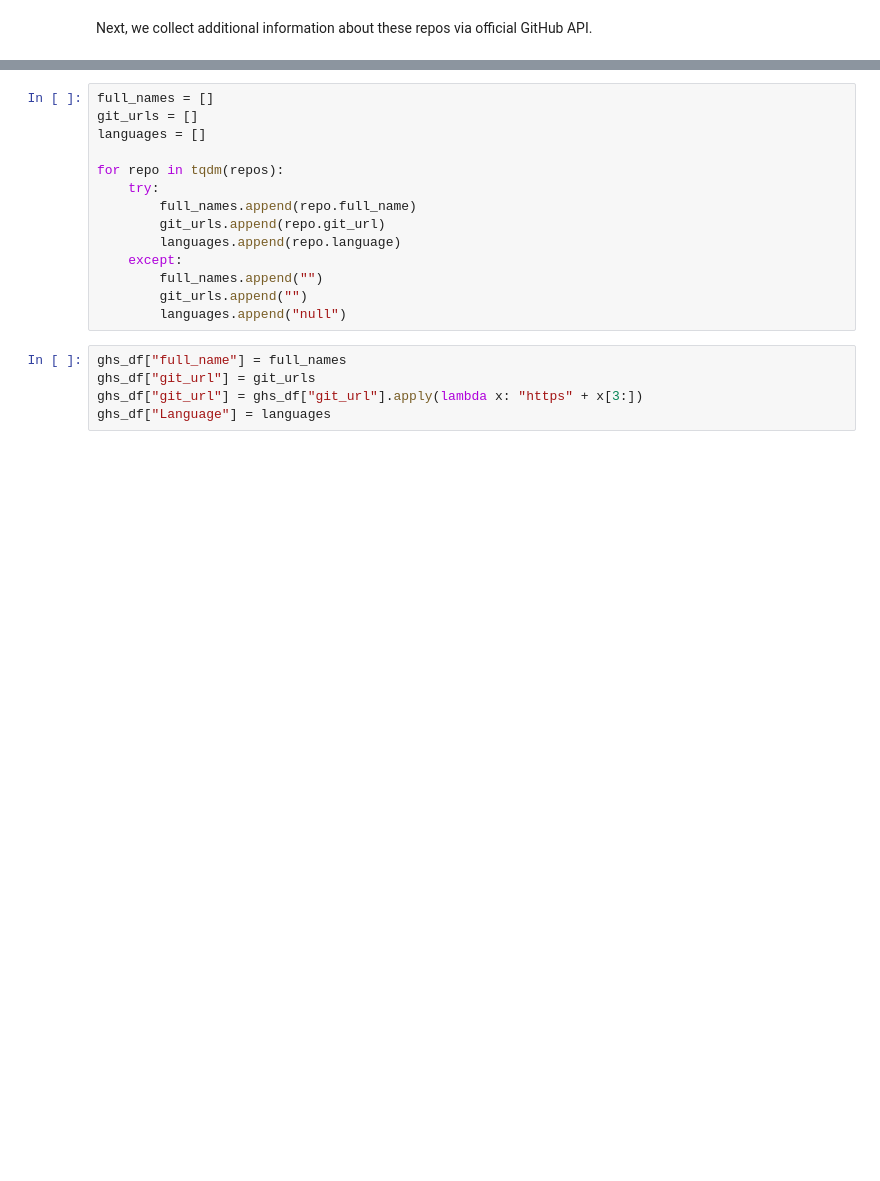
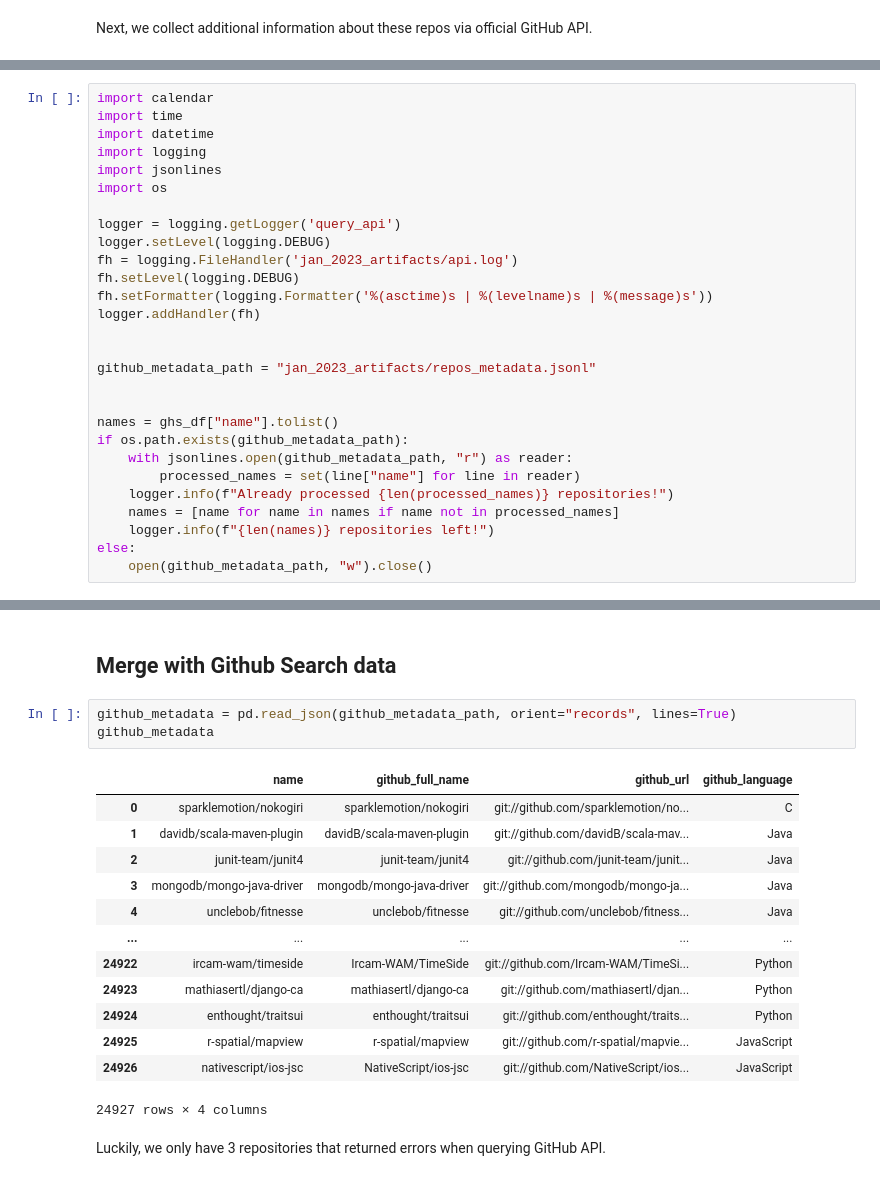
Before and after one commit to saridormi/commit_chronicle, a Jupyter notebook: notebooks/choosing_repos.ipynb, the cells around one changed output, grey strips where cells are left out. Saved outputs shown, nothing was run; the diff lists cells and outputs as text; blank space fills up the shorter version.

```diff
--- a/notebooks/choosing_repos.ipynb
+++ b/notebooks/choosing_repos.ipynb
@@ -62,3 +56,31 @@ with open("access_token.txt") as file:
     access_token = file.readline().strip()
 
 g = Github(access_token)
+# %%
+import calendar
+import time
+import datetime
+import logging
+import jsonlines
+import os
+
+logger = logging.getLogger('query_api')
+logger.setLevel(logging.DEBUG)
+fh = logging.FileHandler('jan_2023_artifacts/api.log')
+fh.setLevel(logging.DEBUG)
+fh.setFormatter(logging.Formatter('%(asctime)s | %(levelname)s | %(message)s'))
+logger.addHandler(fh)
+
+
+github_metadata_path = "jan_2023_artifacts/repos_metadata.jsonl"
+
+
+names = ghs_df["name"].tolist()
+if os.path.exists(github_metadata_path):
+    with jsonlines.open(github_metadata_path, "r") as reader:
+        processed_names = set(line["name"] for line in reader)
+    logger.info(f"Already processed {len(processed_names)} repositories!")
+    names = [name for name in names if name not in processed_names]
+    logger.info(f"{len(names)} repositories left!")
+else:
+    open(github_metadata_path, "w").close()
@@ -101,19 +127,21 @@ Unknown object exception with repo trailofbits/osql
-# %%
-full_names = []
-git_urls = []
-languages = []
-
-for repo in tqdm(repos):
-    try:
-        full_names.append(repo.full_name)
-        git_urls.append(repo.git_url)
-        languages.append(repo.language)
-    except:
-        full_names.append("")
-        git_urls.append("")
-        languages.append("null")
-# %%
-ghs_df["full_name"] = full_names
-ghs_df["git_url"] = git_urls
-ghs_df["git_url"] = ghs_df["git_url"].apply(lambda x: "https" + x[3:])
-ghs_df["Language"] = languages
+# %% [markdown]
+## Merge with Github Search data
+# %%
+github_metadata = pd.read_json(github_metadata_path, orient="records", lines=True)
+github_metadata
+# %% [output]
+|  | name | github_full_name | github_url | github_language |
+| 0 | sparklemotion/nokogiri | sparklemotion/nokogiri | git://github.com/sparklemotion/no... | C |
+| 1 | davidb/scala-maven-plugin | davidB/scala-maven-plugin | git://github.com/davidB/scala-mav... | Java |
+| 2 | junit-team/junit4 | junit-team/junit4 | git://github.com/junit-team/junit... | Java |
+| 3 | mongodb/mongo-java-driver | mongodb/mongo-java-driver | git://github.com/mongodb/mongo-ja... | Java |
+| 4 | unclebob/fitnesse | unclebob/fitnesse | git://github.com/unclebob/fitness... | Java |
+| ... | ... | ... | ... | ... |
+| 24922 | ircam-wam/timeside | Ircam-WAM/TimeSide | git://github.com/Ircam-WAM/TimeSi... | Python |
+| 24923 | mathiasertl/django-ca | mathiasertl/django-ca | git://github.com/mathiasertl/djan... | Python |
+| 24924 | enthought/traitsui | enthought/traitsui | git://github.com/enthought/traits... | Python |
+| 24925 | r-spatial/mapview | r-spatial/mapview | git://github.com/r-spatial/mapvie... | JavaScript |
+| 24926 | nativescript/ios-jsc | NativeScript/ios-jsc | git://github.com/NativeScript/ios... | JavaScript |
+24927 rows × 4 columns
+# %% [markdown]
+Luckily, we only have 3 repositories that returned errors when querying GitHub API.
```
Also changed, not shown: parts of 34 cells of this notebook.
